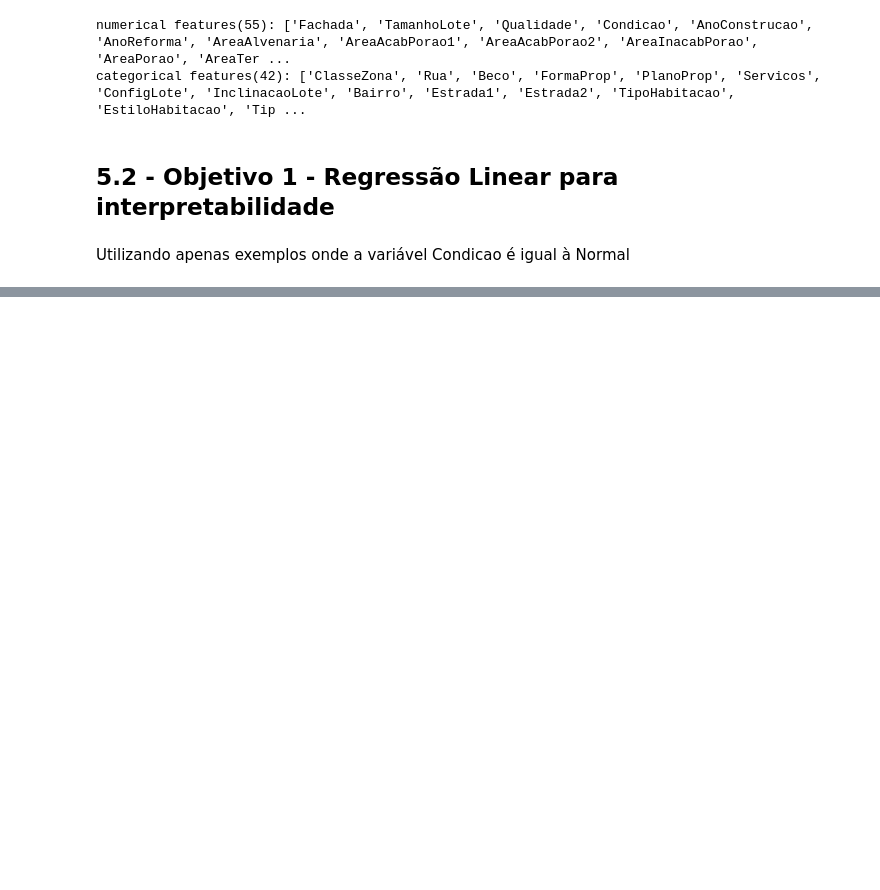
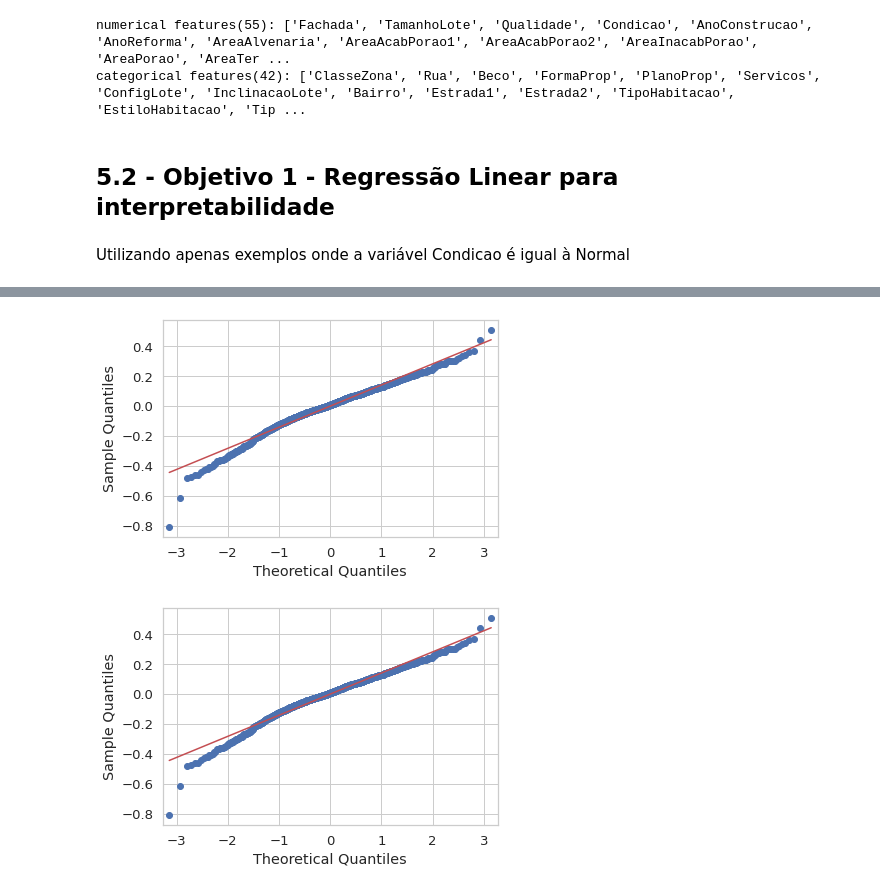
Before and after one commit to OmarCardoso/Api_atividade_academica, a Jupyter notebook: quintoandar_regressao_imoveis.ipynb, the cells around one changed output, grey strips where cells are left out. Cells and saved outputs as stored; diff of their text form; code cells hidden in the pictures; blank space fills up the shorter version.

```diff
--- a/quintoandar_regressao_imoveis.ipynb
+++ b/quintoandar_regressao_imoveis.ipynb
@@ -381,0 +541,5 @@ Utilizando apenas exemplos onde a variável Condicao é igual à Normal
+# %%
+sm.qqplot(model.resid, line="s")
+# %% [output]
+[figure, added]
+[figure, added]
```
Also changed, not shown: parts of 50 cells of this notebook.
